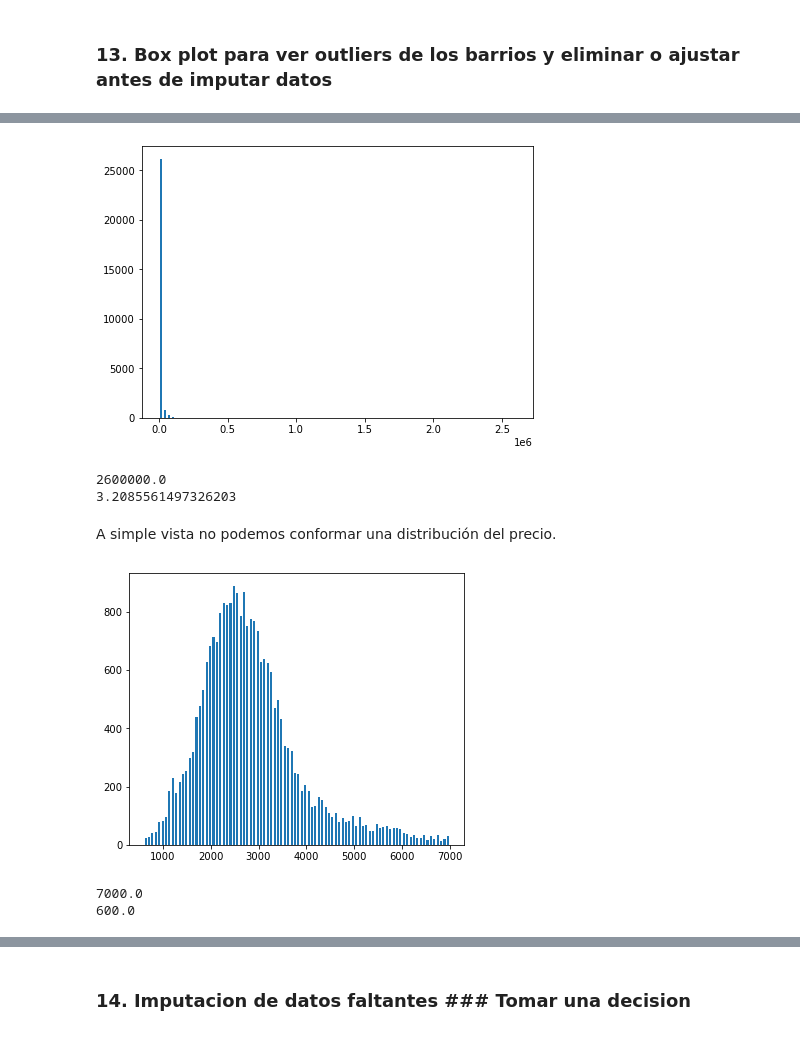
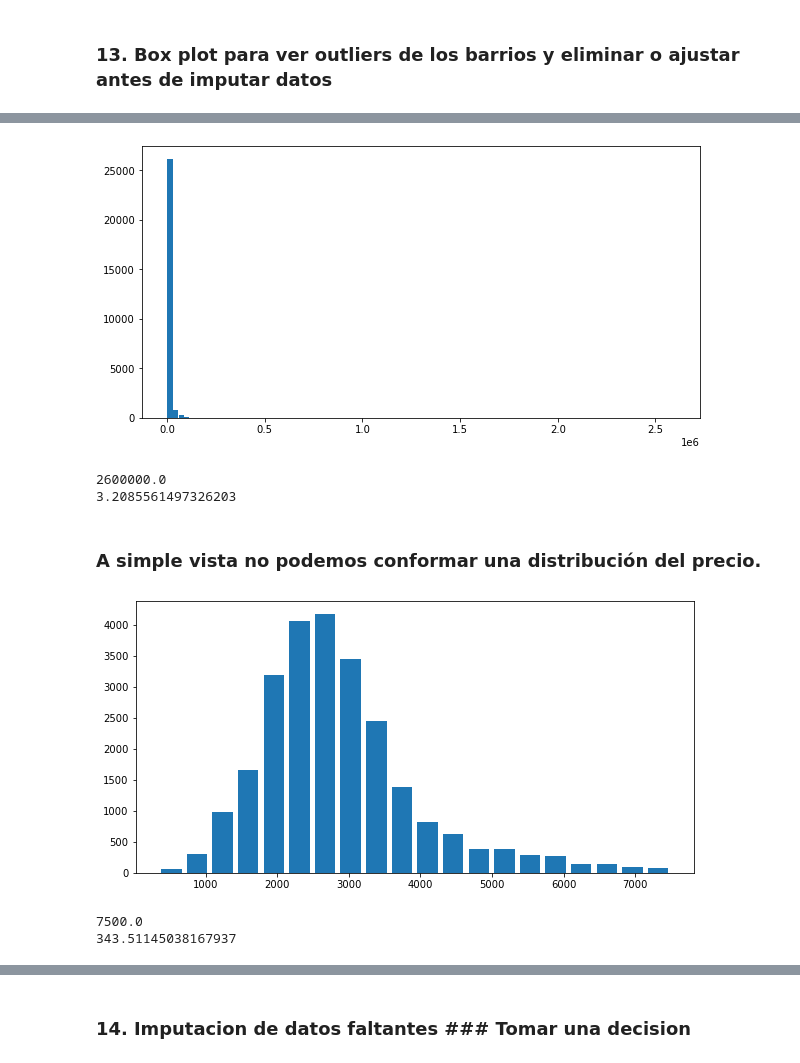
Before and after one commit to nachommm/desafio1, a Jupyter notebook: TP1backup.ipynb, the cells around one changed output, grey strips where cells are left out. Drawn from its saved outputs; the diff is of its cells as text; code cells hidden in the pictures.

```diff
--- a/TP1backup.ipynb
+++ b/TP1backup.ipynb
@@ -826,41 +826,41 @@ with sns.axes_style(style='ticks'):
 # %%
 #Ver cuales outliers de cada barrio y analizar el desvio ANTES de impurtar los mt2 promedio por barrio
 
 # Primero se puede dibujar un histograma de un barrio para entender su distribución.
 import matplotlib
 from matplotlib import pyplot as plt
 %matplotlib inline
-matplotlib.rcParams['figure.figsize'] = (7,5)
+matplotlib.rcParams['figure.figsize'] = (10,5)
 
 ## Al PRINCIOPIO LO ARME PARA UN SOLO BARRIO.
 # barrio_mask = data_caba_barrios['Barrio'] == "Villa Devoto"
 # barrio_villadevoto = data_caba_barrios.loc[barrio_mask, :]
 # CONVERTI A ENTERO EL PRECIO, pense que tenia algun problema tratando como FLOAT.-
 # barrio_villadevoto_m2 = barrio_villadevoto.price_per_m2.fillna(0).astype(np.int64)
 
-plt.hist(data_caba_barrios.price_per_m2, bins=90, rwidth=0.6)
+plt.hist(data_caba_barrios.price_per_m2, bins=90, rwidth=0.9)
 plt.xlabel = 'Precio x M2'
 plt.ylabel = 'Count'
 plt.show()
 
 print(data_caba_barrios.price_per_m2.max())
 print(data_caba_barrios.price_per_m2.min())
 # %% [output]
-[figure, old version]
+[figure, new version]
 2600000.0
 3.2085561497326203
 # %% [markdown]
-A simple vista no podemos conformar una distribución del precio.
+<h3>A simple vista no podemos conformar una distribución del precio.</h3>
 # %%
 # Creamos una mask entendiendo que el precio minimo, puede rondar los 600 USD y 4000 USD
 
-precioxm2_mask = (data_caba_barrios.price_per_m2 >= 600) & (data_caba_barrios.price_per_m2 <= 7000)
+precioxm2_mask = (data_caba_barrios.price_per_m2 >= 300) & (data_caba_barrios.price_per_m2 <= 7500)
 
 data_caba_clean = data_caba_barrios.loc[precioxm2_mask, :]
 
 # Vuelvo a graficar.
 
-plt.hist(data_caba_clean.price_per_m2, bins=90, rwidth=0.6)
+plt.hist(data_caba_clean.price_per_m2, bins=20, rwidth=0.8)
 plt.xlabel = 'Precio x M2'
 plt.ylabel = 'Count'
 plt.show()
@@ -870,9 +870,9 @@ print(data_caba_clean.price_per_m2.min())
 
 # Parece una distribución normal? sino fuera por los valores elevados que tenemos a partir de los 3500...
 # %% [output]
-[figure, old version]
+[figure, new version]
-7000.0
-600.0
+7500.0
+343.51145038167937
 # %%
 # Vuevo a graficar los boxplot para ver si ahora tengo mejor representada la información
 
```
Also changed, not shown: parts of 18 cells of this notebook.
